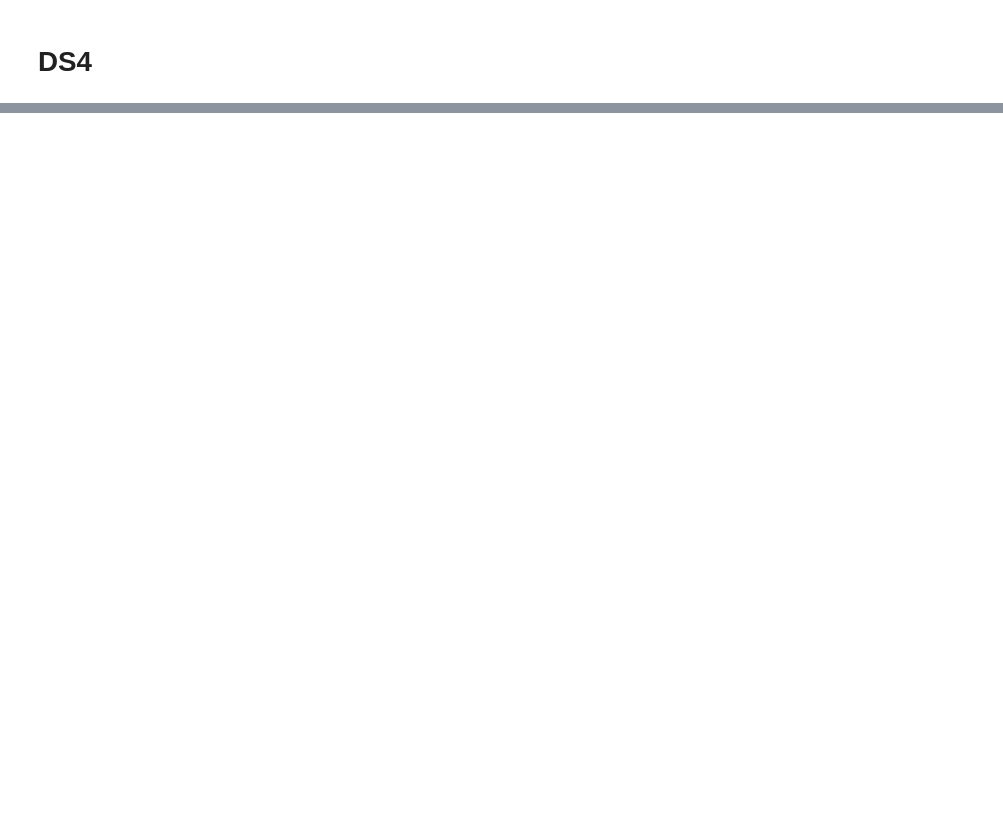
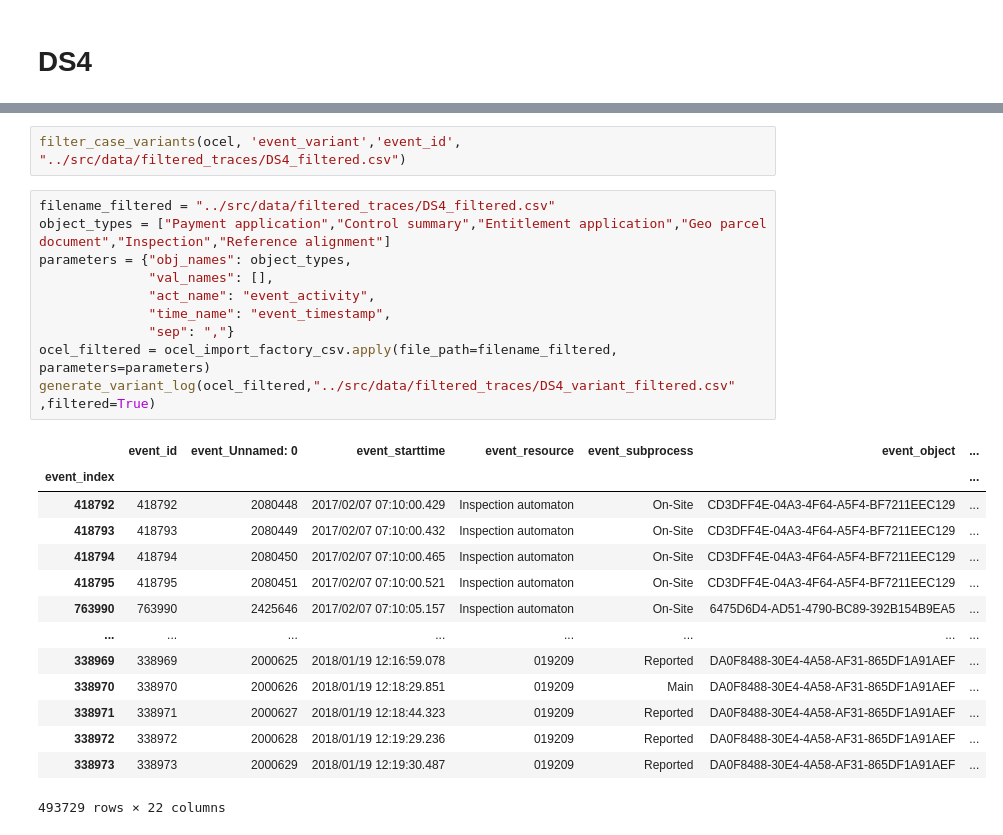
Before and after one commit to NiklasSabel/Generalization_in_Object_Centric_Process_Mining, a Jupyter notebook: notebooks/Variant Log Generation.ipynb, the cells around one changed output, grey strips where cells are left out. Cells and saved outputs as stored; diff of their text form; blank space fills up the shorter version.

```diff
--- a/notebooks/Variant Log Generation.ipynb
+++ b/notebooks/Variant Log Generation.ipynb
@@ -87,0 +226,27 @@ generate_variant_log(ocel,"../src/data/csv/DS4_variant_log.csv" )
+# %%
+filter_case_variants(ocel, 'event_variant','event_id', "../src/data/filtered_traces/DS4_filtered.csv")
+# %%
+filename_filtered = "../src/data/filtered_traces/DS4_filtered.csv"
+object_types = ["Payment application","Control summary","Entitlement application","Geo parcel document","Inspection","Reference alignment"]
+parameters = {"obj_names": object_types,
+              "val_names": [],
+              "act_name": "event_activity",
+              "time_name": "event_timestamp",
+              "sep": ","}
+ocel_filtered = ocel_import_factory_csv.apply(file_path=filename_filtered, parameters=parameters)
+generate_variant_log(ocel_filtered,"../src/data/filtered_traces/DS4_variant_filtered.csv" ,filtered=True)
+# %% [output]
+|  | event_id | event_Unnamed: 0 | event_starttime | event_resource | event_subprocess | event_object | ... |
+| event_index |  |  |  |  |  |  | ... |
+| 418792 | 418792 | 2080448 | 2017/02/07 07:10:00.429 | Inspection automaton | On-Site | CD3DFF4E-04A3-4F64-A5F4-BF7211EEC129 | ... |
+| 418793 | 418793 | 2080449 | 2017/02/07 07:10:00.432 | Inspection automaton | On-Site | CD3DFF4E-04A3-4F64-A5F4-BF7211EEC129 | ... |
+| 418794 | 418794 | 2080450 | 2017/02/07 07:10:00.465 | Inspection automaton | On-Site | CD3DFF4E-04A3-4F64-A5F4-BF7211EEC129 | ... |
+| 418795 | 418795 | 2080451 | 2017/02/07 07:10:00.521 | Inspection automaton | On-Site | CD3DFF4E-04A3-4F64-A5F4-BF7211EEC129 | ... |
+| 763990 | 763990 | 2425646 | 2017/02/07 07:10:05.157 | Inspection automaton | On-Site | 6475D6D4-AD51-4790-BC89-392B154B9EA5 | ... |
+| ... | ... | ... | ... | ... | ... | ... | ... |
+| 338969 | 338969 | 2000625 | 2018/01/19 12:16:59.078 | 019209 | Reported | DA0F8488-30E4-4A58-AF31-865DF1A91AEF | ... |
+| 338970 | 338970 | 2000626 | 2018/01/19 12:18:29.851 | 019209 | Main | DA0F8488-30E4-4A58-AF31-865DF1A91AEF | ... |
+| 338971 | 338971 | 2000627 | 2018/01/19 12:18:44.323 | 019209 | Reported | DA0F8488-30E4-4A58-AF31-865DF1A91AEF | ... |
+| 338972 | 338972 | 2000628 | 2018/01/19 12:19:29.236 | 019209 | Reported | DA0F8488-30E4-4A58-AF31-865DF1A91AEF | ... |
+| 338973 | 338973 | 2000629 | 2018/01/19 12:19:30.487 | 019209 | Reported | DA0F8488-30E4-4A58-AF31-865DF1A91AEF | ... |
+493729 rows × 22 columns
```
Also changed, not shown: parts of 14 cells of this notebook, 5 other files.
